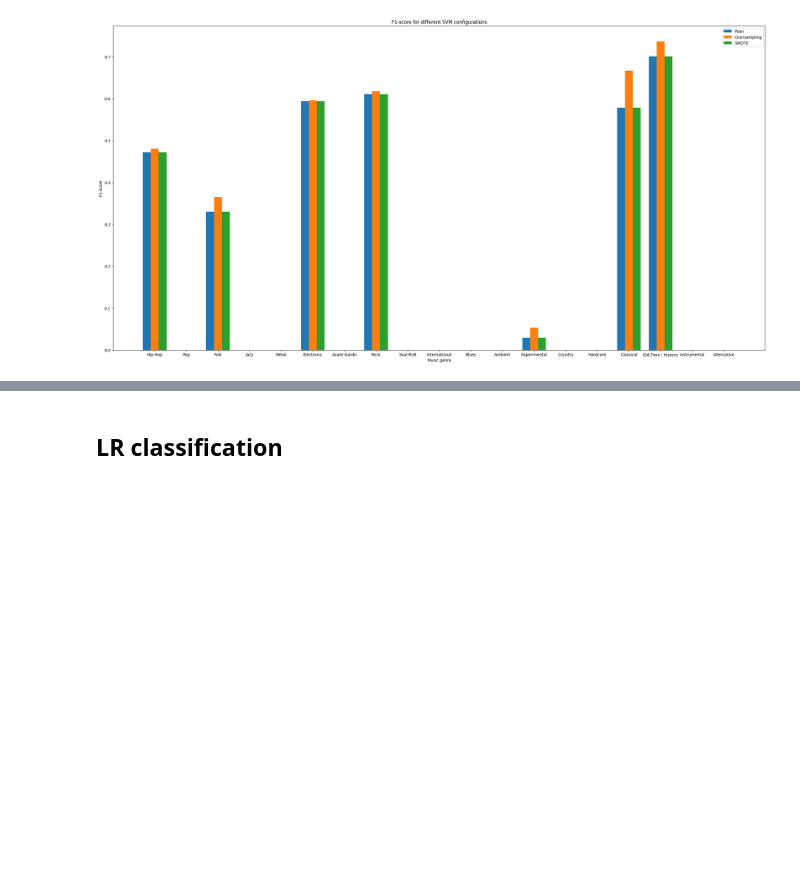
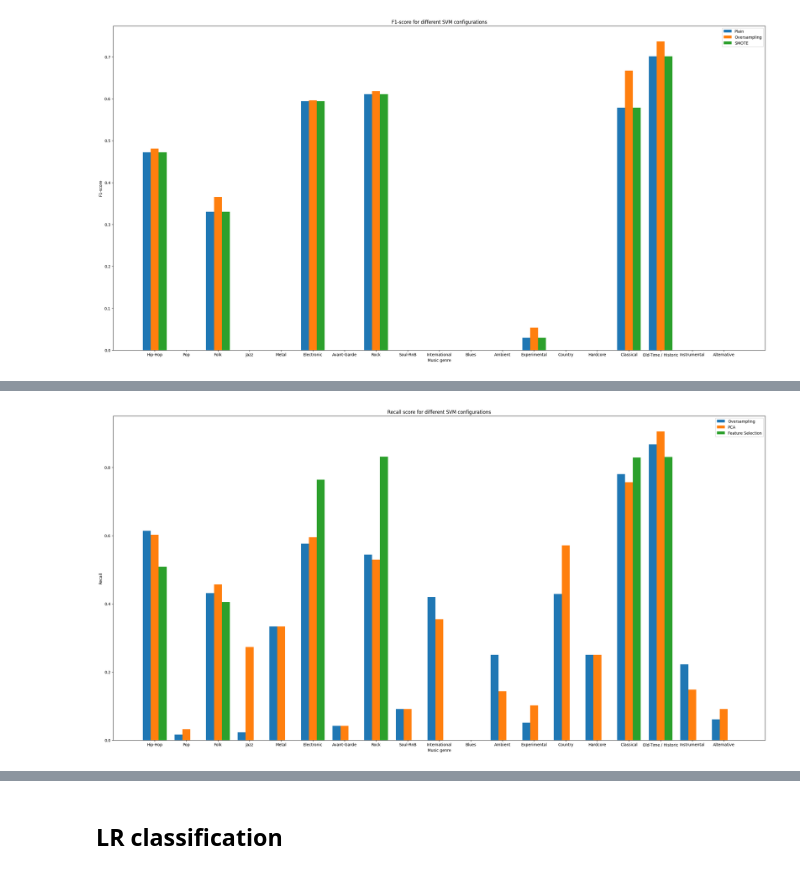
Before and after one commit to BSc-MSc-Projects/Music-Learning, a Jupyter notebook: Music_Learning.ipynb, the cells around one changed output, grey strips where cells are left out. Saved outputs shown, nothing was run; the diff lists cells and outputs as text; code cells hidden in the pictures; blank space fills up the shorter version.

```diff
--- a/Music_Learning.ipynb
+++ b/Music_Learning.ipynb
@@ -843,0 +755,7 @@ write_cm_on_file(cm=svm_cm, labels=string_labels, path="confusion_matrix_svm.csv
+# %%
+three_group_bar_plot(svm_recall_test, svm_recall_test_pca, svm_recall_test_fs,
+                     le.inverse_transform(labels),
+                     "Recall score for different SVM configurations", "Music genre",
+                    "Recall", ["Oversampling"]+legend_test)
+# %% [output]
+[figure, added]
```
Also changed, not shown: parts of 94 cells of this notebook, 2 other files.
